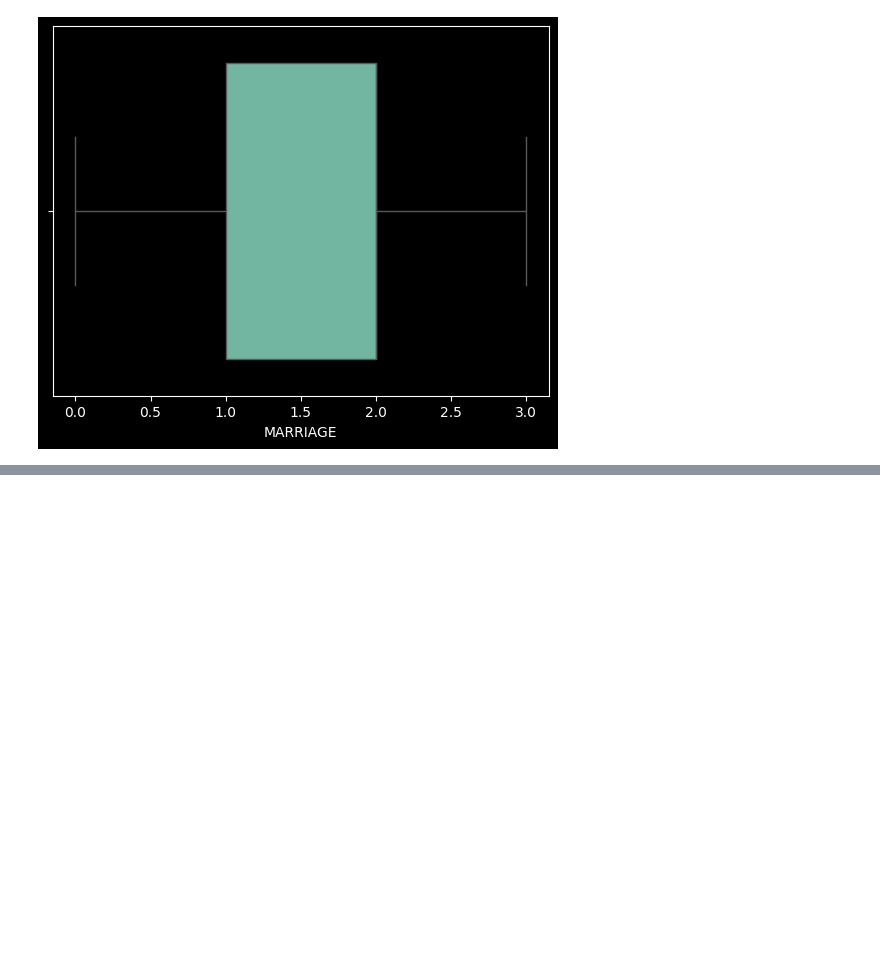
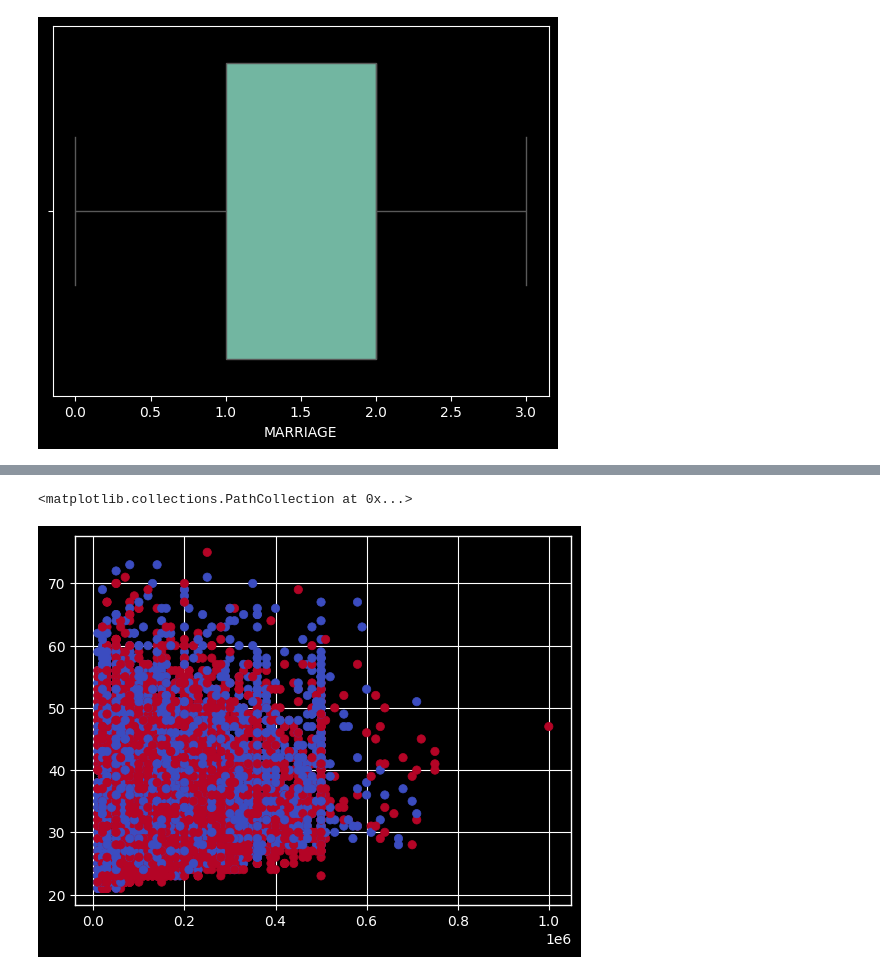
Before and after one commit to awaiskhan005/DATA-SCIENCE-AND-AI-, a Jupyter notebook: Credit_card_fraud_data_project.ipynb, the cells around one changed output, grey strips where cells are left out. Saved outputs shown, nothing was run; the diff lists cells and outputs as text; code cells hidden in the pictures; blank space fills up the shorter version.

```diff
--- a/Credit_card_fraud_data_project.ipynb
+++ b/Credit_card_fraud_data_project.ipynb
@@ -210,0 +282,7 @@ fig.show()
+# %%
+# prompt: make a Scatter Masked using plt for the given df
+
+plt.scatter(df['LIMIT_BAL'], df['AGE'], c=df['SEX'], cmap='coolwarm')
+# %% [output]
+<matplotlib.collections.PathCollection at 0x...>
+[figure, added]
```
Also changed, not shown: parts of 26 cells of this notebook.
